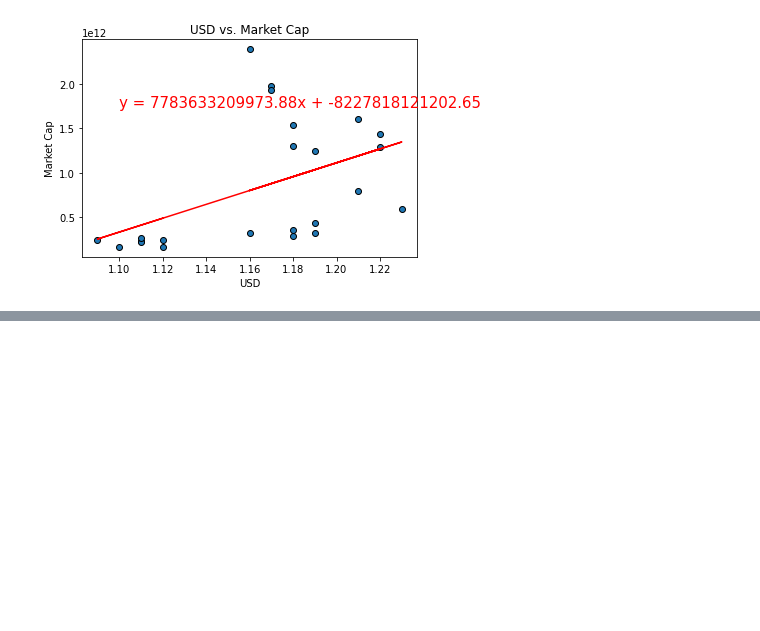
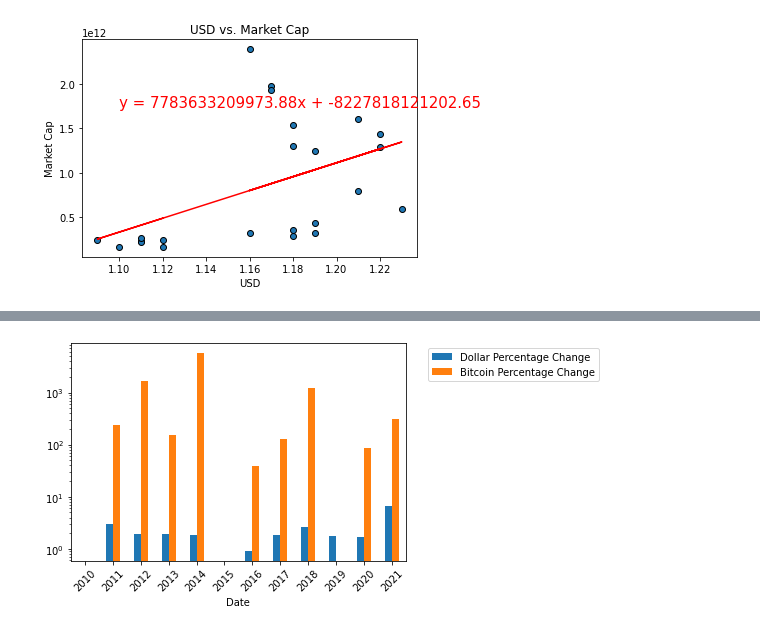
Before and after one commit to samuelroiz/Crypto_Analysis, a Jupyter notebook: Graphs_Crypto_Code.ipynb, the cells around one changed output, grey strips where cells are left out. Saved outputs shown, nothing was run; the diff lists cells and outputs as text; code cells hidden in the pictures; blank space fills up the shorter version.

```diff
--- a/Graphs_Crypto_Code.ipynb
+++ b/Graphs_Crypto_Code.ipynb
@@ -544,0 +762,3 @@ The r-squared is: 0.4737418865820348
+# %%
+merge_df = pd.merge(dollar_data_raw, bitcoin_data_raw, on="Date")
+merge_df
@@ -544,0 +779,4 @@ The r-squared is: 0.4737418865820348
+# %%
+graph_change = merge_df[['Date','Dollar Percentage Change','Bitcoin Percentage Change']]
+
+graph_change
@@ -544,0 +797,13 @@ The r-squared is: 0.4737418865820348
+# %%
+graph_change.plot.bar(x='Date', logy=True)
+plt.xticks(rotation=45)
+plt.legend(bbox_to_anchor=(1.05, 1), loc='upper left')
+
+
+# Save an image of the chart and print it to the screen
+plt.savefig("Images_sven/Percent_Change_USDvsBitcoin.png")
+
+
+plt.show()
+# %% [output]
+[figure, added]
```
Also changed, not shown: parts of 12 cells of this notebook, 10 other files.
